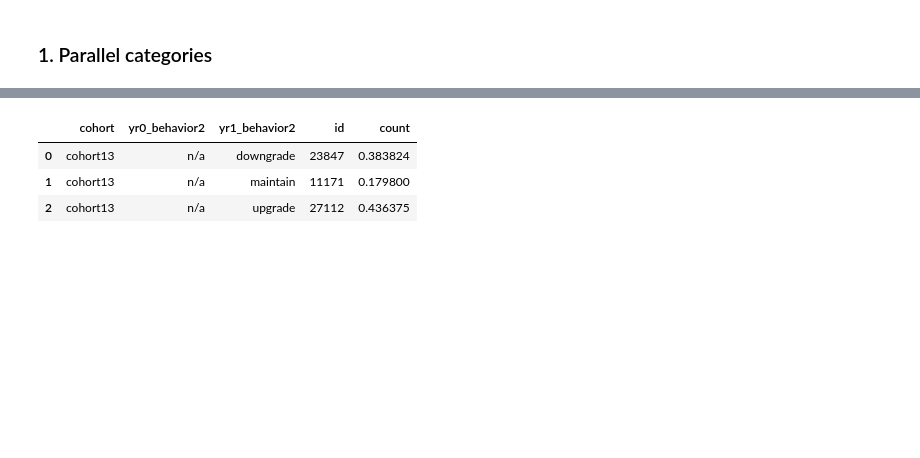
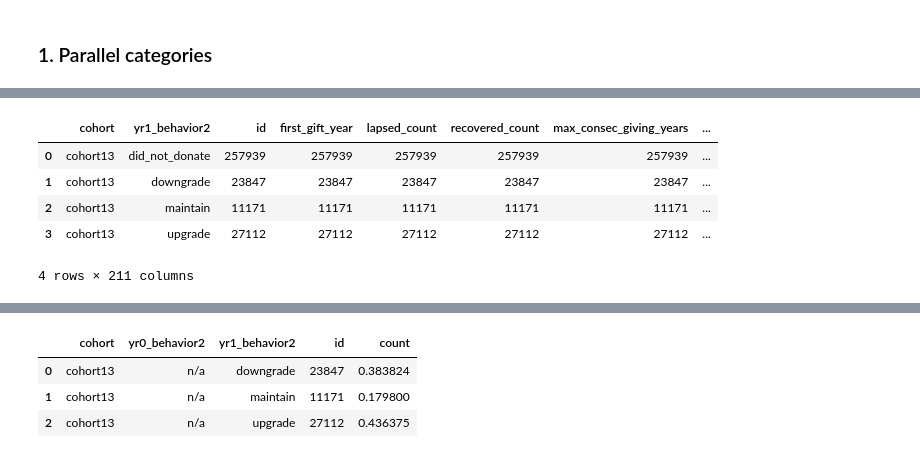
Before and after one commit to erinmarieanderson/donations_part_II, a Jupyter notebook: notebooks/15b_graph_attempts_(parallelcategories_sankey).ipynb, the cells around one changed output, grey strips where cells are left out. Saved outputs shown, nothing was run; the diff lists cells and outputs as text; code cells hidden in the pictures; blank space fills up the shorter version.

```diff
--- a/notebooks/15b_graph_attempts_(parallelcategories_sankey).ipynb
+++ b/notebooks/15b_graph_attempts_(parallelcategories_sankey).ipynb
@@ -162,3 +225,12 @@ fig = px.parallel_categories(df, dimensions=['cohort', 'yr1_behavior2'],
 fig.show()
 # %% [output]
 [interactive output not drawn]
+# %%
+df
+# %% [output]
+|  | cohort | yr1_behavior2 | id | first_gift_year | lapsed_count | recovered_count | max_consec_giving_years | ... |
+| 0 | cohort13 | did_not_donate | 257939 | 257939 | 257939 | 257939 | 257939 | ... |
+| 1 | cohort13 | downgrade | 23847 | 23847 | 23847 | 23847 | 23847 | ... |
+| 2 | cohort13 | maintain | 11171 | 11171 | 11171 | 11171 | 11171 | ... |
+| 3 | cohort13 | upgrade | 27112 | 27112 | 27112 | 27112 | 27112 | ... |
+4 rows × 211 columns
```
Also changed, not shown: parts of 21 cells of this notebook.
